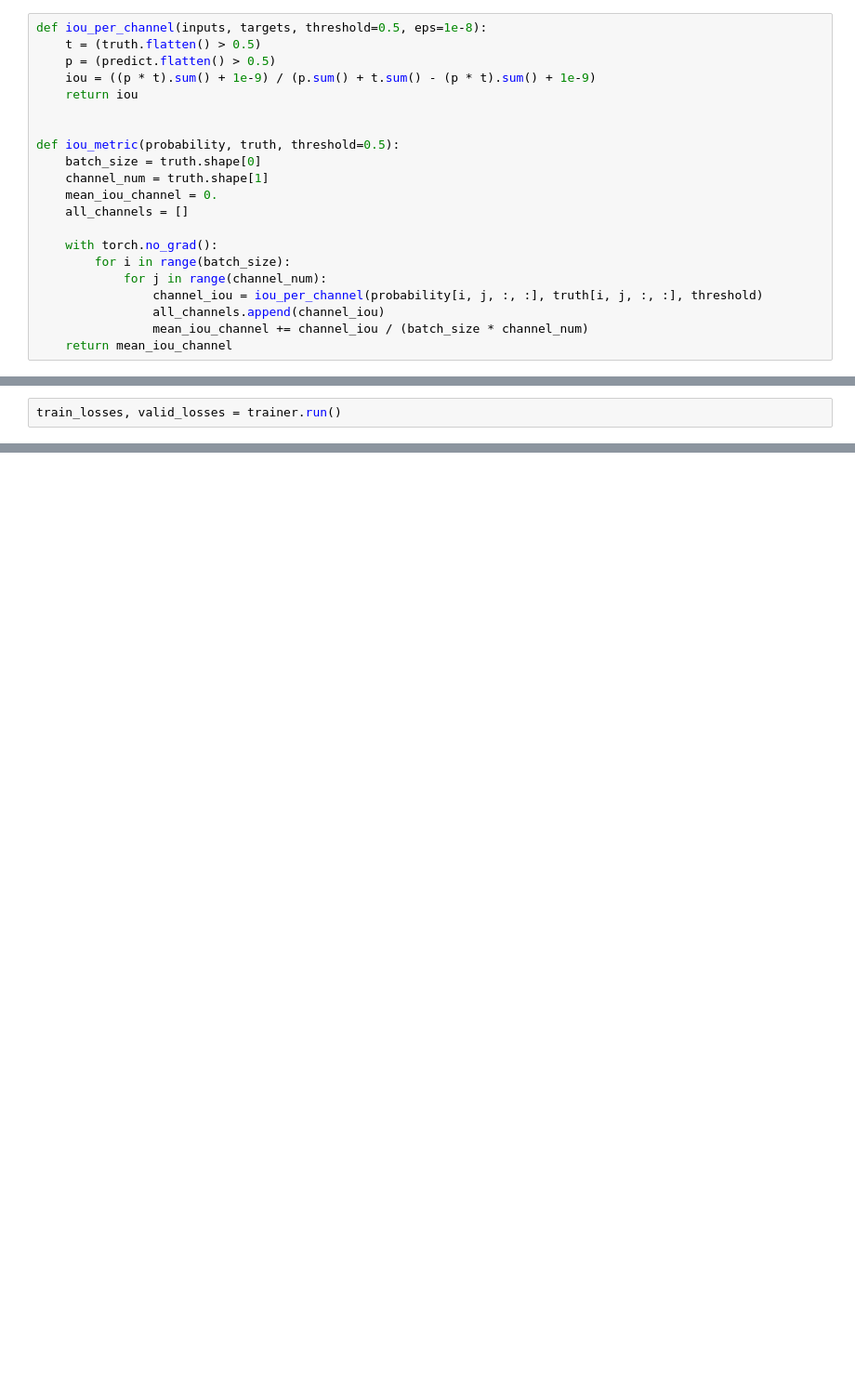
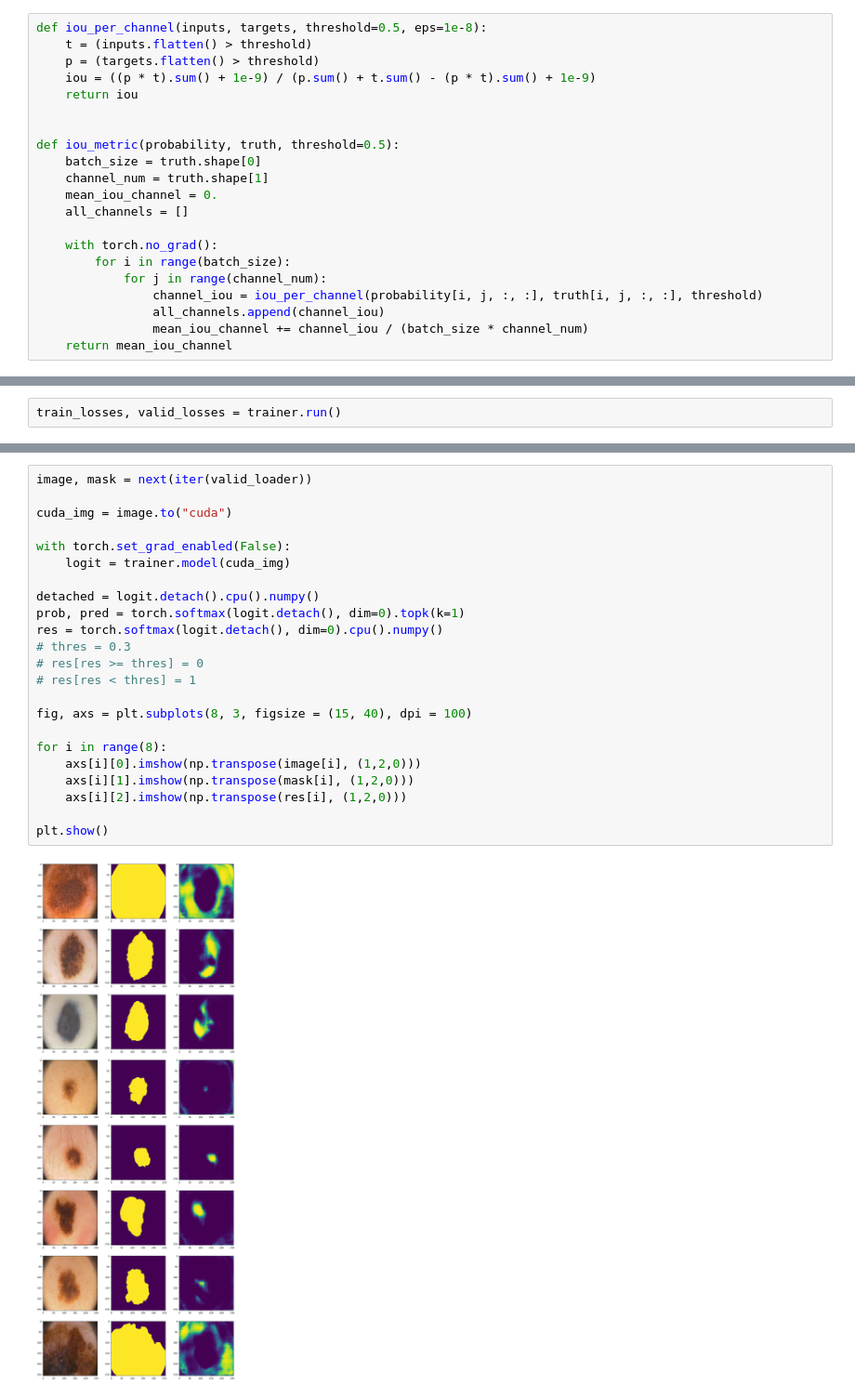
Before and after one commit to ml-dafe/ml_mipt_dafe, a Jupyter notebook: 09_Segmentation/seminar/practice_solved_segmentation.ipynb, the cells around one changed output, grey strips where cells are left out. Shown at 93% size. Saved outputs shown, nothing was run; the diff lists cells and outputs as text; blank space fills up the shorter version.

```diff
--- a/09_Segmentation/seminar/practice_solved_segmentation.ipynb
+++ b/09_Segmentation/seminar/practice_solved_segmentation.ipynb
@@ -585,8 +504,8 @@ torch.Size([10, 256, 256])
 # Train loop
 # %%
 def iou_per_channel(inputs, targets, threshold=0.5, eps=1e-8):
-    t = (truth.flatten() > 0.5)
-    p = (predict.flatten() > 0.5)
+    t = (inputs.flatten() > threshold)
+    p = (targets.flatten() > threshold)
     iou = ((p * t).sum() + 1e-9) / (p.sum() + t.sum() - (p * t).sum() + 1e-9)
     return iou
 
@@ -809,0 +737,25 @@ train_losses, valid_losses = trainer.run()
+# %%
+image, mask = next(iter(valid_loader))
+
+cuda_img = image.to("cuda")
+
+with torch.set_grad_enabled(False):
+    logit = trainer.model(cuda_img)
+
+detached = logit.detach().cpu().numpy()
+prob, pred = torch.softmax(logit.detach(), dim=0).topk(k=1)
+res = torch.softmax(logit.detach(), dim=0).cpu().numpy()
+# thres = 0.3
+# res[res >= thres] = 0
+# res[res < thres] = 1
+
+fig, axs = plt.subplots(8, 3, figsize = (15, 40), dpi = 100)
+
+for i in range(8):
+    axs[i][0].imshow(np.transpose(image[i], (1,2,0)))
+    axs[i][1].imshow(np.transpose(mask[i], (1,2,0)))
+    axs[i][2].imshow(np.transpose(res[i], (1,2,0)))
+
+plt.show()
+# %% [output]
+[figure, added]
```
Also changed, not shown: parts of 26 cells of this notebook, 3 other files.
